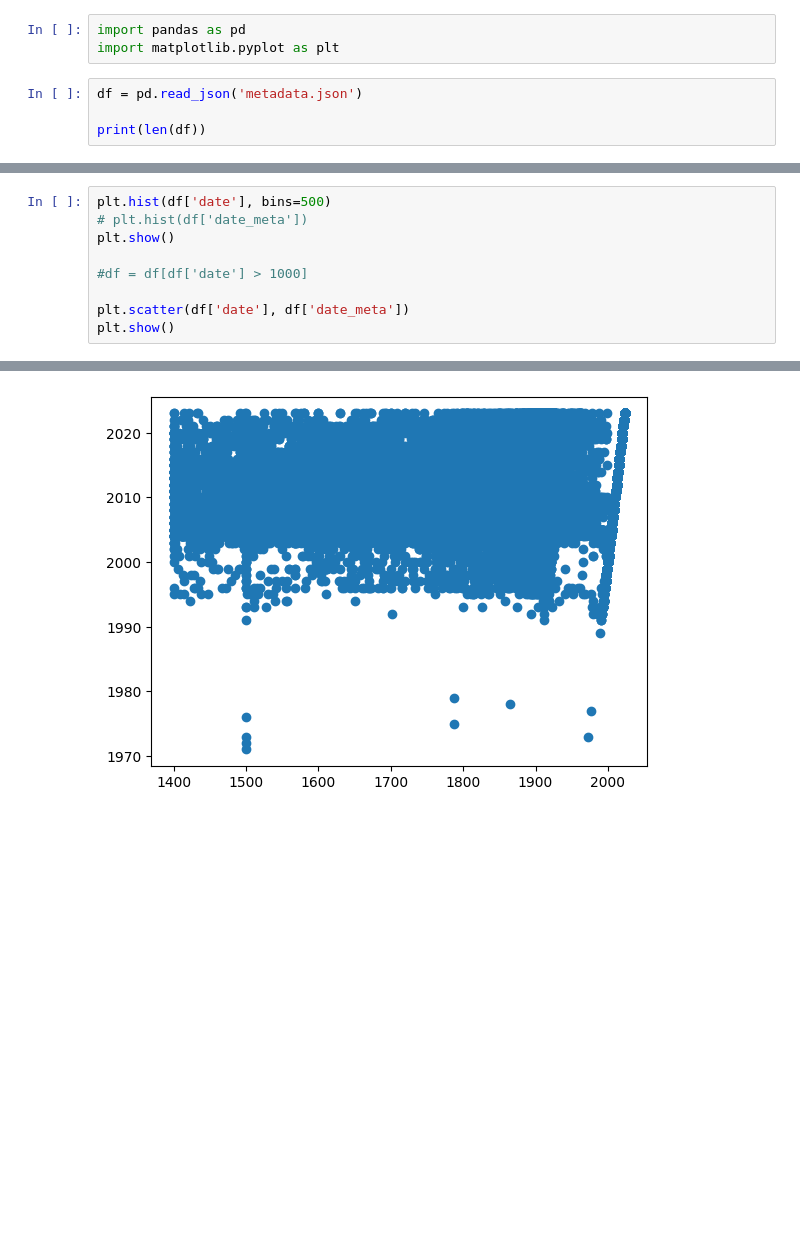
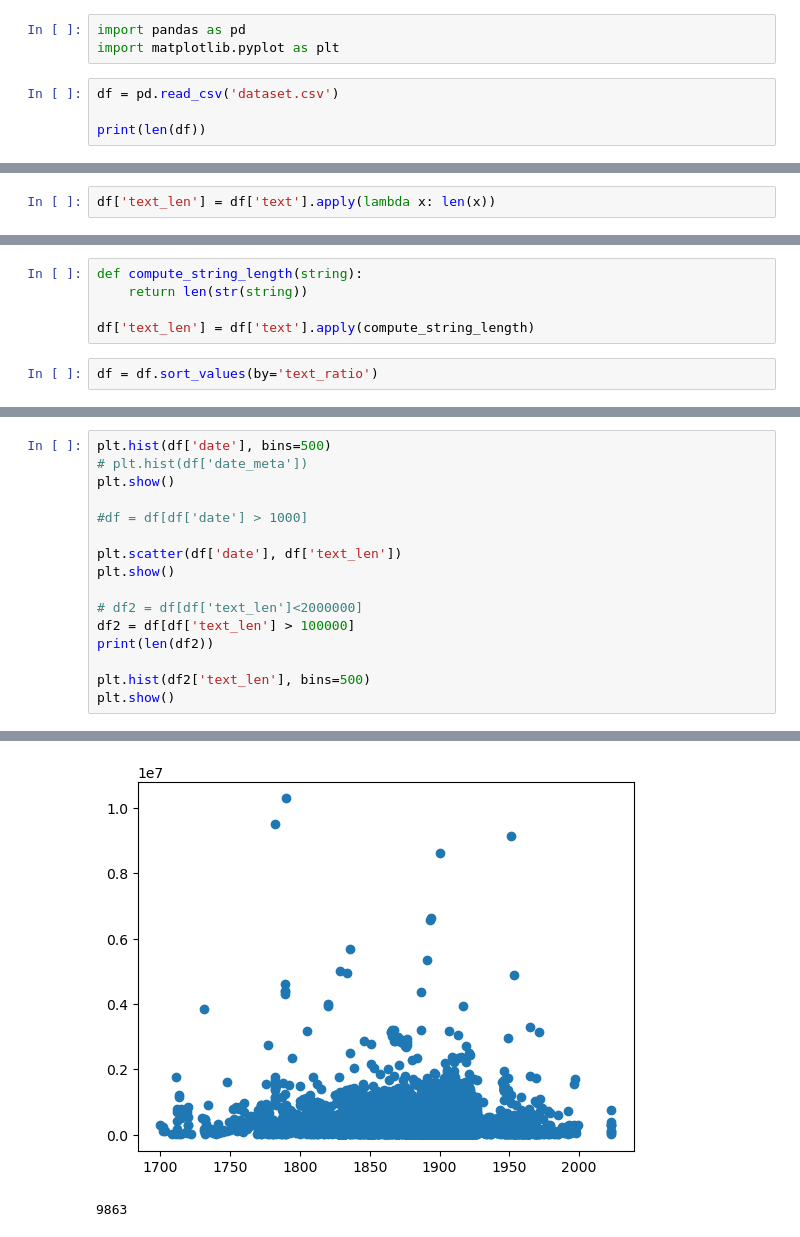
Before and after one commit to NeXTormer/LTM-LanguageTimeMachine, a Jupyter notebook: preprocessing/vis.ipynb, the cells around one changed output, grey strips where cells are left out. Cells and saved outputs as stored; diff of their text form; blank space fills up the shorter version.

Commit message:
improve dataset preprocessing

```diff
--- a/preprocessing/vis.ipynb
+++ b/preprocessing/vis.ipynb
@@ -2,7 +2,7 @@
 import pandas as pd
 import matplotlib.pyplot as plt
 # %%
-df = pd.read_json('metadata.json')
+df = pd.read_csv('dataset.csv')
 
 print(len(df))
 # %% [output]
@@ -29,4 +29,6 @@ author    object
 date       int64
 text      object
 dtype: object
+# %%
+df['text_len'] = df['text'].apply(lambda x: len(x))
 # %%
@@ -36,0 +39,7 @@ plt.show()
+# %%
+def compute_string_length(string):
+    return len(str(string))
+
+df['text_len'] = df['text'].apply(compute_string_length)
+# %%
+df = df.sort_values(by='text_ratio')
@@ -41,6 +63,13 @@ plt.show()
 
 #df = df[df['date'] > 1000]
 
-plt.scatter(df['date'], df['date_meta'])
+plt.scatter(df['date'], df['text_len'])
 plt.show()
+
+# df2 = df[df['text_len']<2000000]
+df2 = df[df['text_len'] > 100000]
+print(len(df2))
+
+plt.hist(df2['text_len'], bins=500)
+plt.show()
 # %% [output]
@@ -48 +77,2 @@ plt.show()
-[figure, old version]
+[figure, new version]
+9863
```
Also changed, not shown: parts of 9 cells of this notebook, 4 other files.
